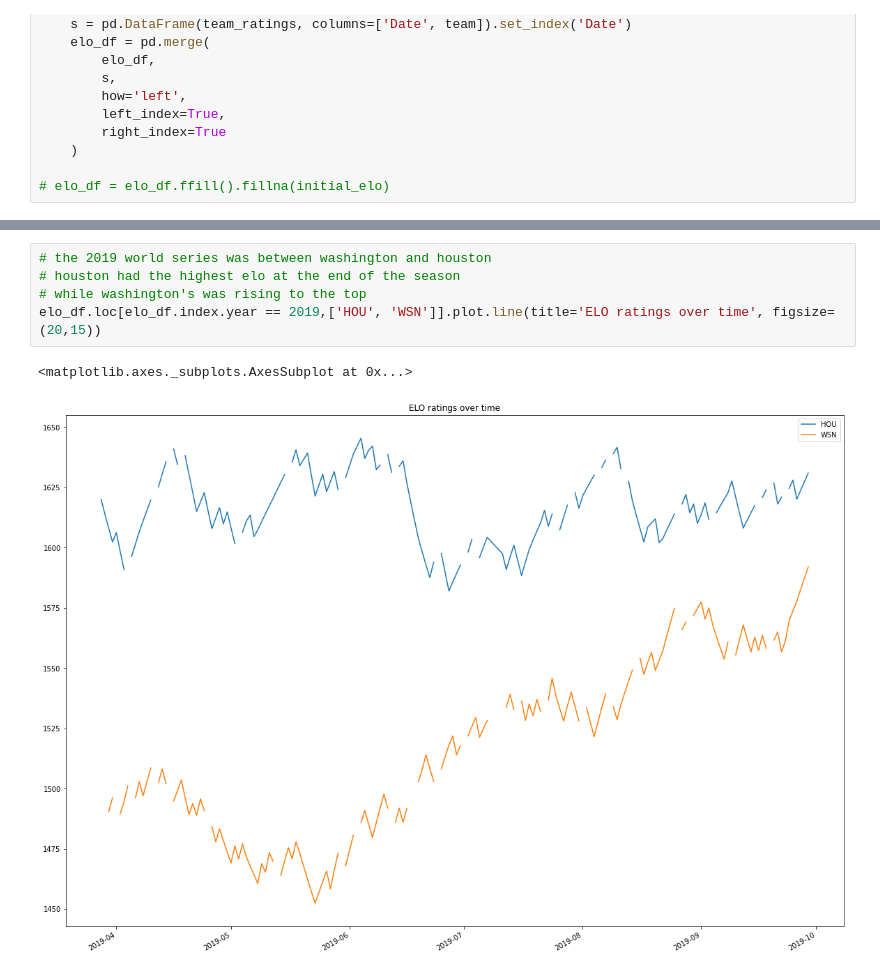
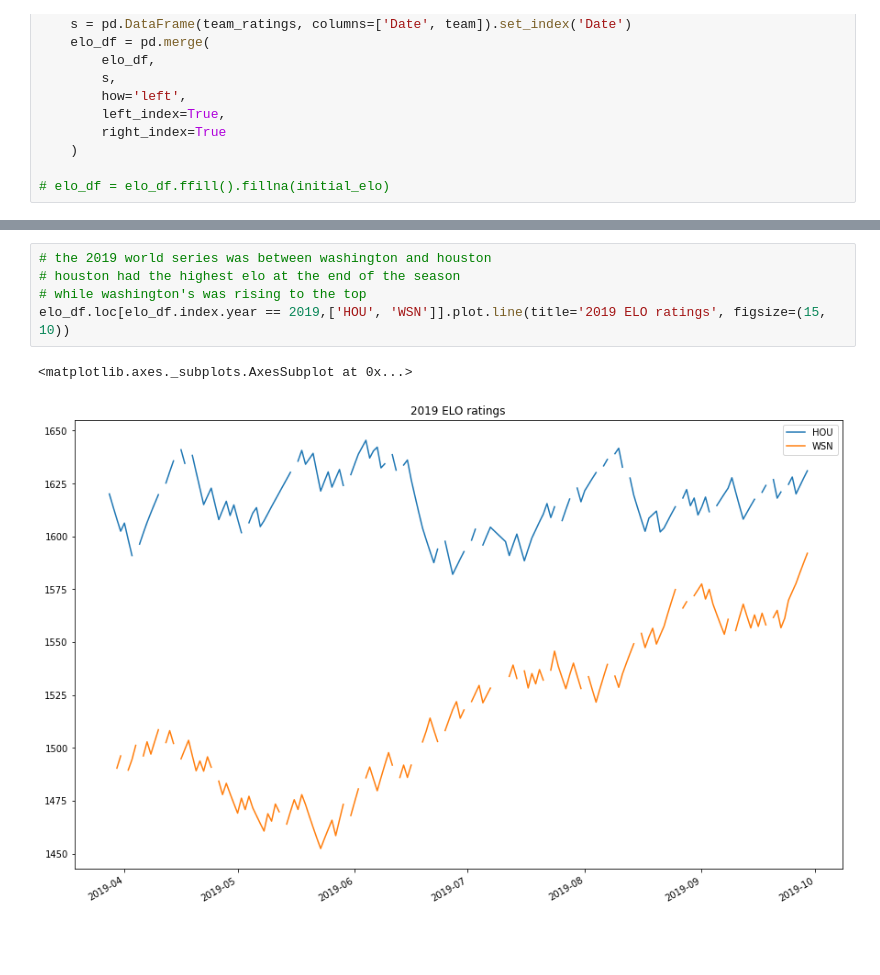
Before and after one commit to lanejere5/mlb, a Jupyter notebook: elo/ELO.ipynb, the cells around one changed output, grey strips where cells are left out. Saved outputs shown, nothing was run; the diff lists cells and outputs as text; blank space fills up the shorter version.

```diff
--- a/elo/ELO.ipynb
+++ b/elo/ELO.ipynb
@@ -303,10 +359,10 @@ elo_df.loc[elo_df.index.year == 2019].plot.line(title='ELO ratings over time', f
 # %%
 # the 2019 world series was between washington and houston
 # houston had the highest elo at the end of the season
 # while washington's was rising to the top
-elo_df.loc[elo_df.index.year == 2019,['HOU', 'WSN']].plot.line(title='ELO ratings over time', figsize=(20,15))
+elo_df.loc[elo_df.index.year == 2019,['HOU', 'WSN']].plot.line(title='2019 ELO ratings', figsize=(15, 10))
 # %% [output]
 <matplotlib.axes._subplots.AxesSubplot at 0x...>
-[figure, old version]
+[figure, new version]
 # %%
 # 2018 season
```
Also changed, not shown: parts of 24 cells of this notebook.
